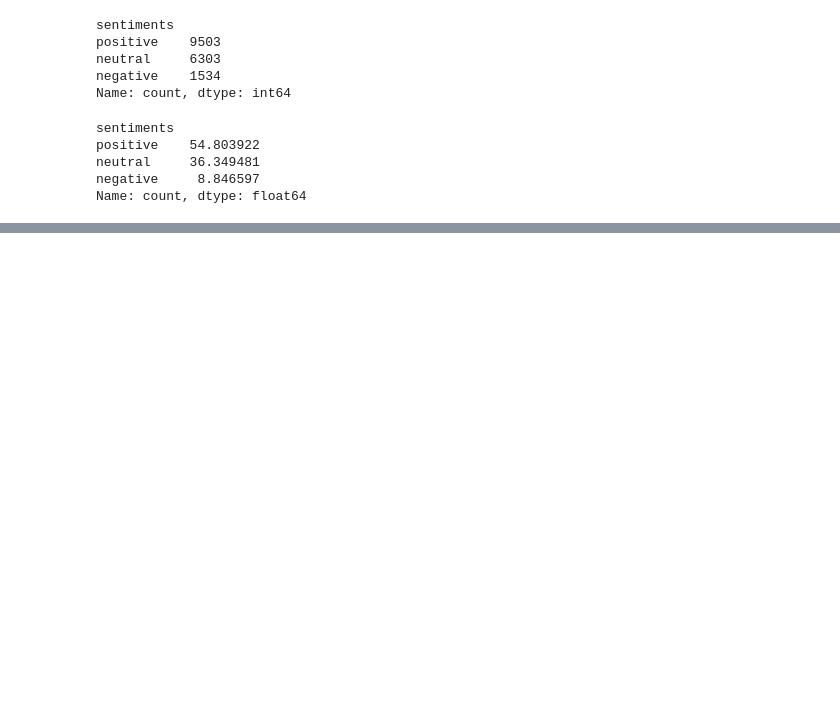
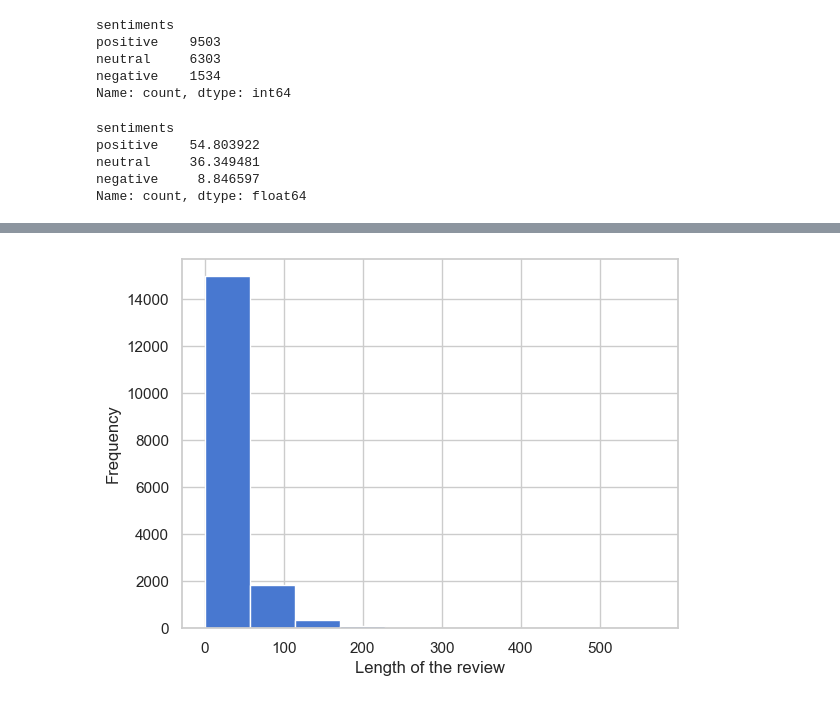
Before and after one commit to Bhaskar5153/amazon_sentiment_prediction, a Jupyter notebook: notebooks/eda.ipynb, the cells around one changed output, grey strips where cells are left out. Drawn from its saved outputs; the diff is of its cells as text; code cells hidden in the pictures; blank space fills up the shorter version.

```diff
--- a/notebooks/eda.ipynb
+++ b/notebooks/eda.ipynb
@@ -149,0 +186,6 @@ ValueError: Cannot specify ',' with '\x20'.
+# %%
+df['cleaned_review_length'].plot(kind="hist")
+plt.xlabel("Length of the review")
+plt.show()
+# %% [output]
+[figure, added]
```
Also changed, not shown: parts of 4 cells of this notebook.
